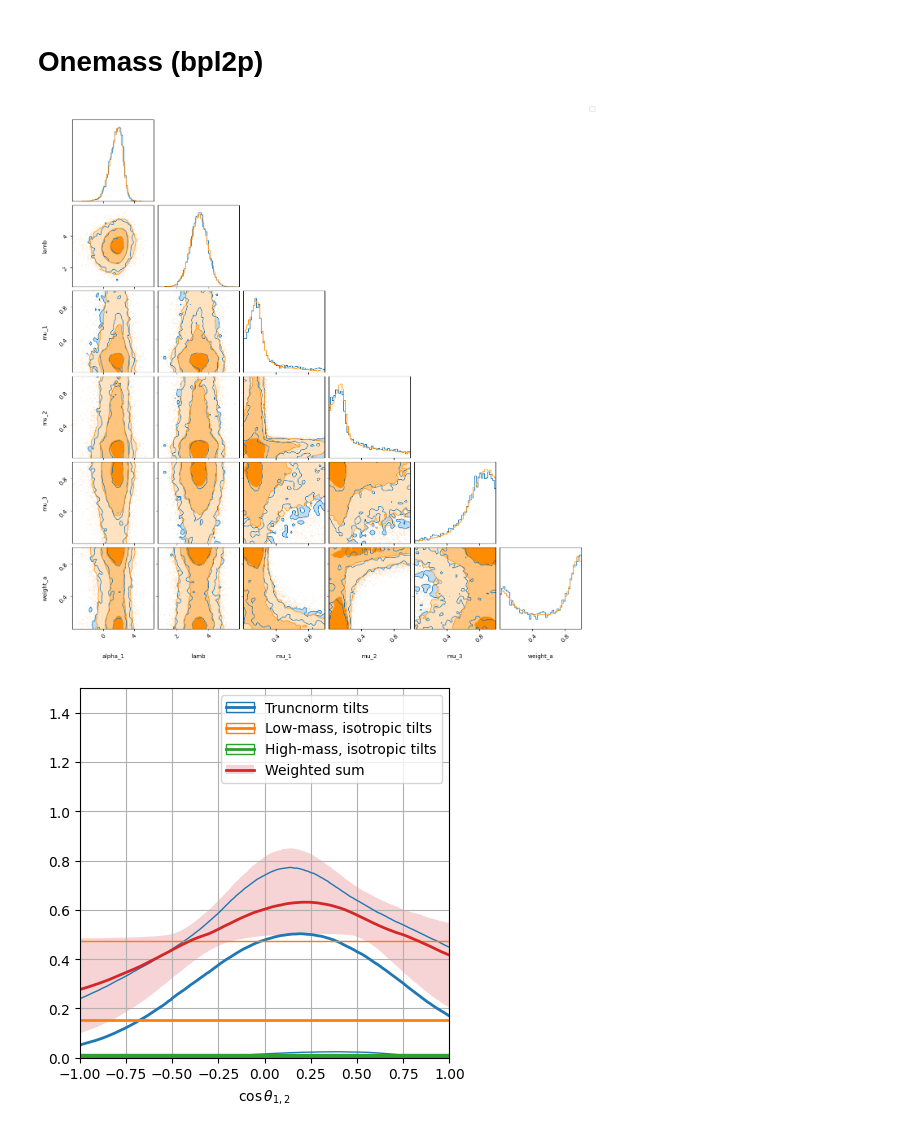
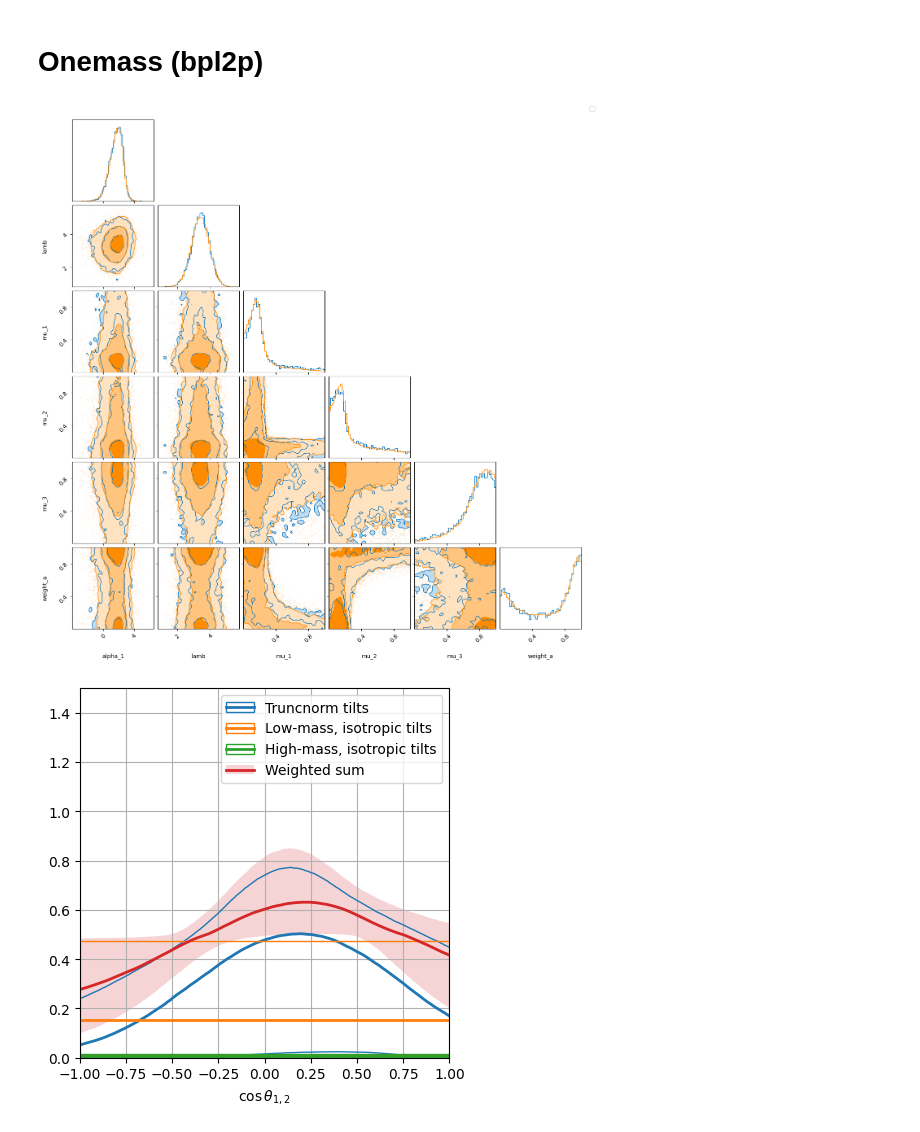
Before and after one commit to noahewolfe/tilts-and-kicks, a Jupyter notebook: code/strong/evidence-weight.ipynb, the cells around one changed output. Drawn from its saved outputs; the diff is of its cells as text; code cells hidden in the pictures.

Commit message:
add variance in corner plots; various other small tweaks; backup notebooks

```diff
--- a/code/strong/evidence-weight.ipynb
+++ b/code/strong/evidence-weight.ipynb
@@ -60,8 +60,8 @@ r1 = read_in_result(f'{pdir}/ascending/run_result.hdf5')
 # %%
 r2 = read_in_result(f'{pdir}/descending/run_result.hdf5')
 # %%
-lnz_1 = r1.log_bayes_factor + ln_noise_z
-lnz_2 = r2.log_bayes_factor + ln_noise_z
+lnz_1 = r1.log_bayes_factor #+ ln_noise_z
+lnz_2 = r2.log_bayes_factor #+ ln_noise_z
 # %%
 ln_norm = np.logaddexp(lnz_1, lnz_2)
 # %%
@@ -96,17 +92,19 @@ for seed in range(1701, 1711):
 # %%
-big_res = pd.concat([r.posterior for r in results])
+big_res = h5ify.load(
+    f'../../data/inference/strong/multimass/noah/bpl2p/sampling_seed/merged.h5'
+)
 # %%
 keys = ['alpha_1', 'lamb', 'mu_1', 'mu_2', 'mu_3', 'weight_a']
 
 fig = plot_multiple(
     [
-        np.column_stack([ unweighted_res[k].values for k in keys ]),
-        np.column_stack([ big_res[k].values for k in keys ])
+        np.column_stack([ onemass[k] for k in keys ]),
+        np.column_stack([ big_res[k] for k in keys ])
     ],
     labels=keys
 )
 # %% [output]
-[figure, old version]
+[figure, new version]
 # %%
 cw1 = h5ify.load(f'{pdir}/ascending/components-and-weights.h5')
 cw2 = h5ify.load(f'{pdir}/descending/components-and-weights.h5')
```
Also changed, not shown: parts of 2 cells of this notebook, 5 other files.
